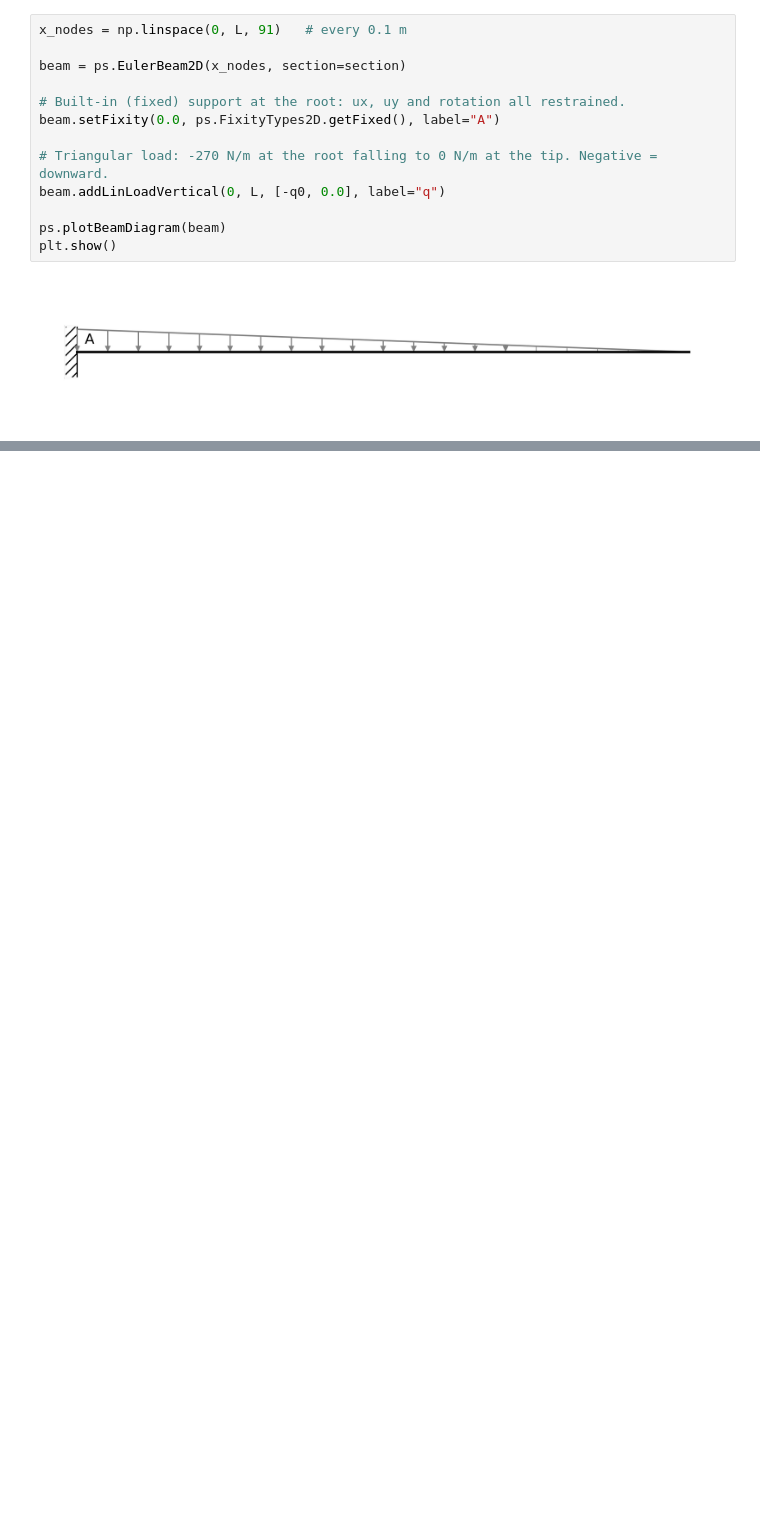
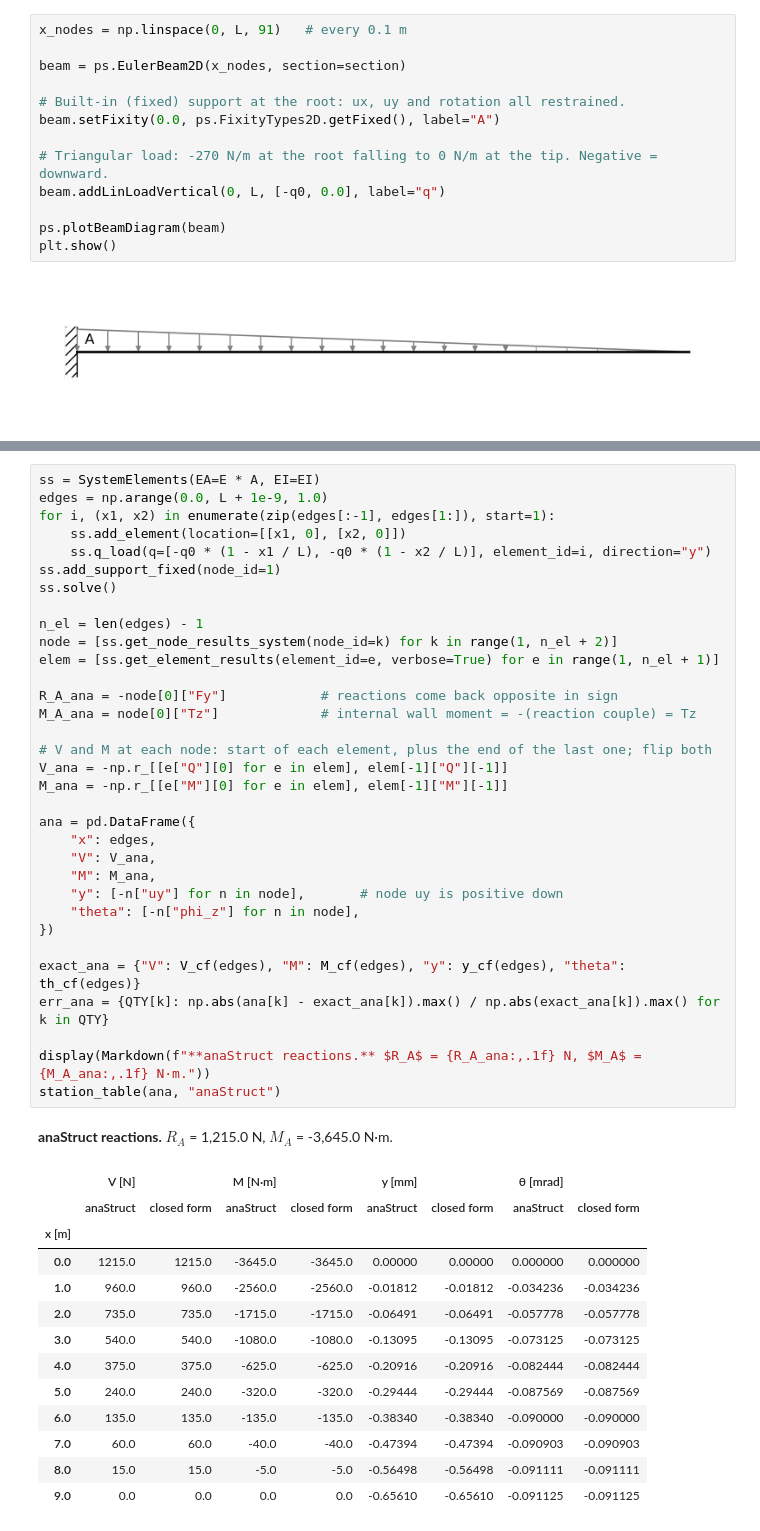
Before and after one commit to thomastron/Mechanical-Engineering-Python, a Jupyter notebook: Cantilever_Beam_Analysis_Triangular_Load.ipynb, the cells around one changed output, grey strips where cells are left out. Saved outputs shown, nothing was run; the diff lists cells and outputs as text; blank space fills up the shorter version.

```diff
--- a/Cantilever_Beam_Analysis_Triangular_Load.ipynb
+++ b/Cantilever_Beam_Analysis_Triangular_Load.ipynb
@@ -407,0 +513,48 @@ Agrees with the closed form to better than 1e-6 relative.
+# %%
+ss = SystemElements(EA=E * A, EI=EI)
+edges = np.arange(0.0, L + 1e-9, 1.0)
+for i, (x1, x2) in enumerate(zip(edges[:-1], edges[1:]), start=1):
+    ss.add_element(location=[[x1, 0], [x2, 0]])
+    ss.q_load(q=[-q0 * (1 - x1 / L), -q0 * (1 - x2 / L)], element_id=i, direction="y")
+ss.add_support_fixed(node_id=1)
+ss.solve()
+
+n_el = len(edges) - 1
+node = [ss.get_node_results_system(node_id=k) for k in range(1, n_el + 2)]
+elem = [ss.get_element_results(element_id=e, verbose=True) for e in range(1, n_el + 1)]
+
+R_A_ana = -node[0]["Fy"]            # reactions come back opposite in sign
+M_A_ana = node[0]["Tz"]             # internal wall moment = -(reaction couple) = Tz
+
+# V and M at each node: start of each element, plus the end of the last one; flip both
+V_ana = -np.r_[[e["Q"][0] for e in elem], elem[-1]["Q"][-1]]
+M_ana = -np.r_[[e["M"][0] for e in elem], elem[-1]["M"][-1]]
+
+ana = pd.DataFrame({
+    "x": edges,
+    "V": V_ana,
+    "M": M_ana,
+    "y": [-n["uy"] for n in node],       # node uy is positive down
+    "theta": [-n["phi_z"] for n in node],
+})
+
+exact_ana = {"V": V_cf(edges), "M": M_cf(edges), "y": y_cf(edges), "theta": th_cf(edges)}
+err_ana = {QTY[k]: np.abs(ana[k] - exact_ana[k]).max() / np.abs(exact_ana[k]).max() for k in QTY}
+
+display(Markdown(f"**anaStruct reactions.** $R_A$ = {R_A_ana:,.1f} N, $M_A$ = {M_A_ana:,.1f} N·m."))
+station_table(ana, "anaStruct")
+# %% [output]
+**anaStruct reactions.** $R_A$ = 1,215.0 N, $M_A$ = -3,645.0 N·m.
+|  | V [N] |  | M [N·m] |  | y [mm] |  | θ [mrad] |  |
+|  | anaStruct | closed form | anaStruct | closed form | anaStruct | closed form | anaStruct | closed form |
+| x [m] |  |  |  |  |  |  |  |  |
+| 0.0 | 1215.0 | 1215.0 | -3645.0 | -3645.0 | 0.00000 | 0.00000 | 0.000000 | 0.000000 |
+| 1.0 | 960.0 | 960.0 | -2560.0 | -2560.0 | -0.01812 | -0.01812 | -0.034236 | -0.034236 |
+| 2.0 | 735.0 | 735.0 | -1715.0 | -1715.0 | -0.06491 | -0.06491 | -0.057778 | -0.057778 |
+| 3.0 | 540.0 | 540.0 | -1080.0 | -1080.0 | -0.13095 | -0.13095 | -0.073125 | -0.073125 |
+| 4.0 | 375.0 | 375.0 | -625.0 | -625.0 | -0.20916 | -0.20916 | -0.082444 | -0.082444 |
+| 5.0 | 240.0 | 240.0 | -320.0 | -320.0 | -0.29444 | -0.29444 | -0.087569 | -0.087569 |
+| 6.0 | 135.0 | 135.0 | -135.0 | -135.0 | -0.38340 | -0.38340 | -0.090000 | -0.090000 |
+| 7.0 | 60.0 | 60.0 | -40.0 | -40.0 | -0.47394 | -0.47394 | -0.090903 | -0.090903 |
+| 8.0 | 15.0 | 15.0 | -5.0 | -5.0 | -0.56498 | -0.56498 | -0.091111 | -0.091111 |
+| 9.0 | 0.0 | 0.0 | 0.0 | 0.0 | -0.65610 | -0.65610 | -0.091125 | -0.091125 |
```
Also changed, not shown: parts of 54 cells of this notebook, 3 other files.
